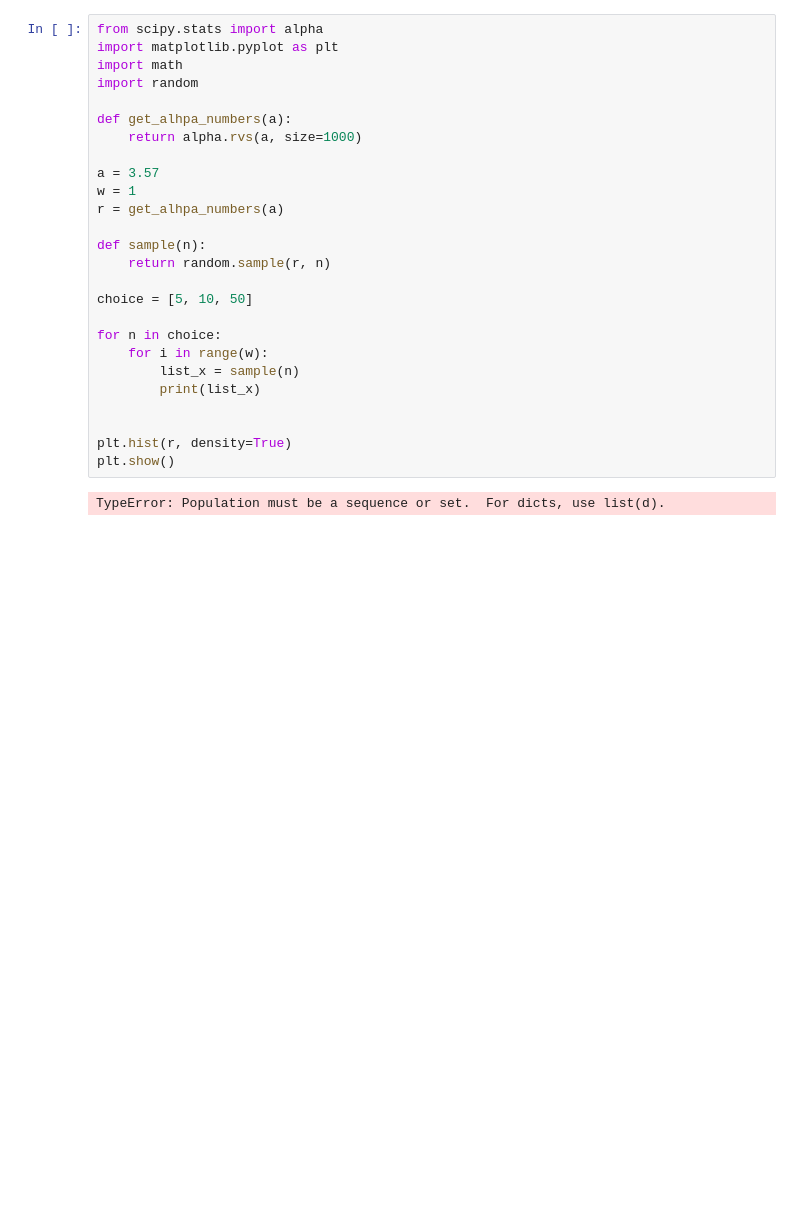
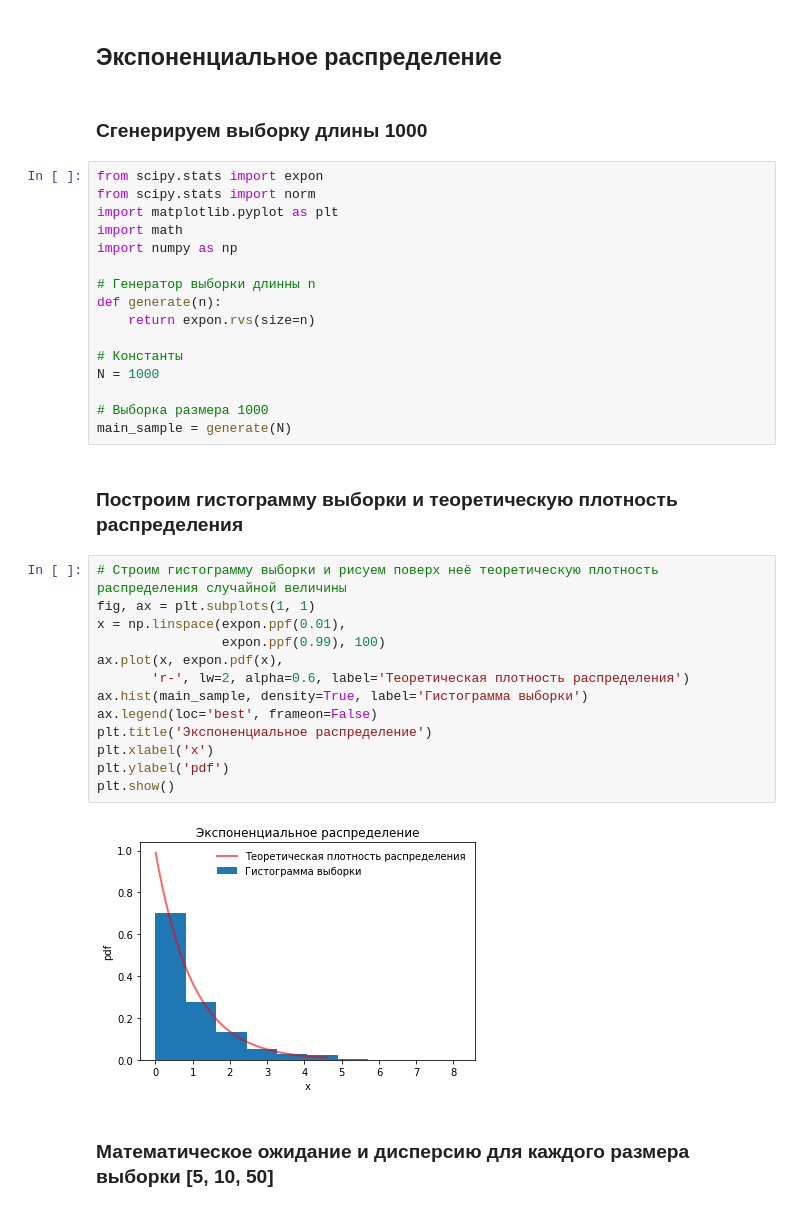
Before and after one commit to Erumaru/yandex-ml, a Jupyter notebook: course_1/hw4/hw4.1.ipynb, the cells around one changed output. Drawn from its saved outputs; the diff is of its cells as text; blank space fills up the shorter version.

```diff
--- a/course_1/hw4/hw4.1.ipynb
+++ b/course_1/hw4/hw4.1.ipynb
@@ -1,28 +1,39 @@
-# %%
-from scipy.stats import alpha
-import matplotlib.pyplot as plt
-import math
-import random
-
-def get_alhpa_numbers(a):
-    return alpha.rvs(a, size=1000)
-
-a = 3.57
-w = 1
-r = get_alhpa_numbers(a)
-
-def sample(n):
-    return random.sample(r, n)
-
-choice = [5, 10, 50]
-
-for n in choice:
-    for i in range(w):
-        list_x = sample(n)
-        print(list_x)
-
-
-plt.hist(r, density=True)
-plt.show()
-# %% [output]
-TypeError: Population must be a sequence or set.  For dicts, use list(d).
+# %% [markdown]
+## Экспоненциальное распределение
+# %% [markdown]
+### Сгенерируем выборку длины 1000
+# %%
+from scipy.stats import expon
+from scipy.stats import norm
+import matplotlib.pyplot as plt
+import math
+import numpy as np
+
+# Генератор выборки длинны n
+def generate(n):
+    return expon.rvs(size=n)
+
+# Константы
+N = 1000
+
+# Выборка размера 1000
+main_sample = generate(N)
+# %% [markdown]
+### Построим гистограмму выборки и теоретическую плотность распределения
+# %%
+# Строим гистограмму выборки и рисуем поверх неё теоретическую плотность распределения случайной величины
+fig, ax = plt.subplots(1, 1)
+x = np.linspace(expon.ppf(0.01),
+                expon.ppf(0.99), 100)
+ax.plot(x, expon.pdf(x),
+       'r-', lw=2, alpha=0.6, label='Теоретическая плотность распределения')
+ax.hist(main_sample, density=True, label='Гистограмма выборки')
+ax.legend(loc='best', frameon=False)
+plt.title('Экспоненциальное распределение')
+plt.xlabel('x')
+plt.ylabel('pdf')
+plt.show()
+# %% [output]
+[figure, added]
+# %% [markdown]
+### Математическое ожидание и дисперсию для каждого размера выборки [5, 10, 50]
```
Also changed, not shown: parts of 5 cells of this notebook, 3 other files.
